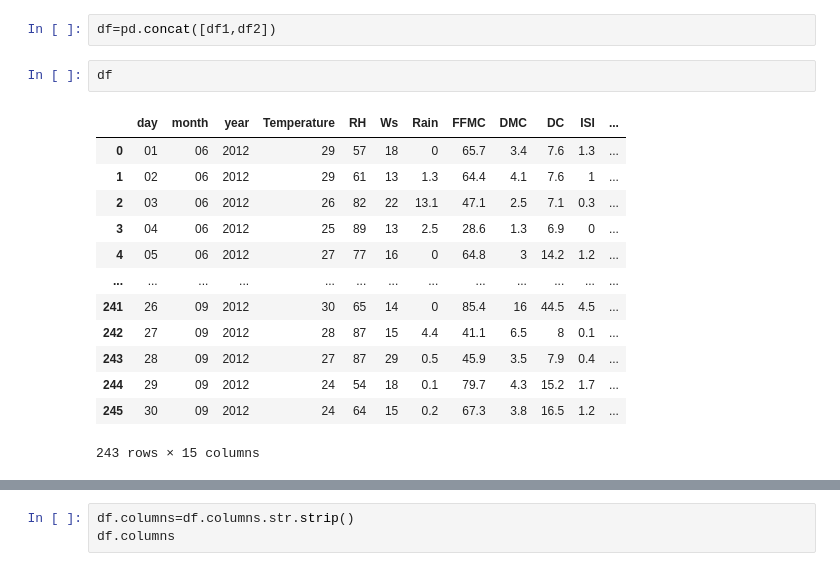
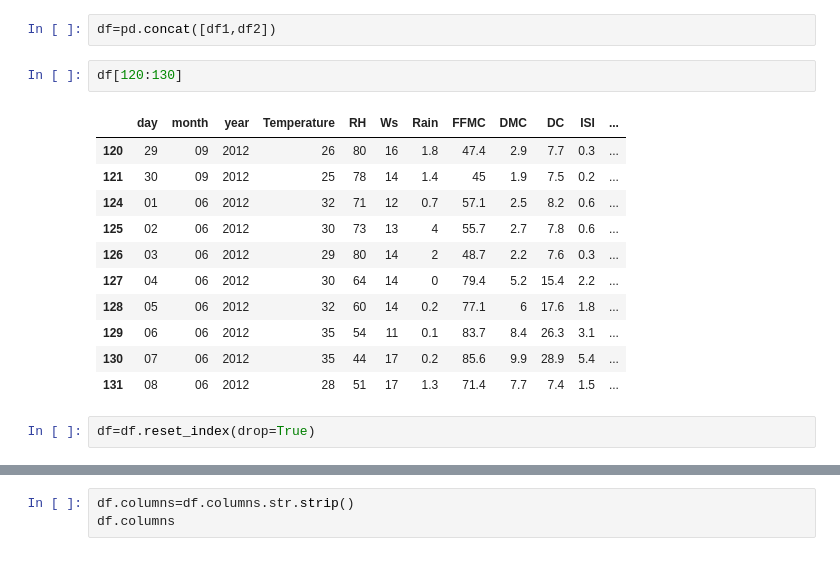
Before and after one commit to akashprap/ML-Practice, a Jupyter notebook: eda-algerian-forestfire.ipynb, the cells around one changed output, grey strips where cells are left out. Drawn from its saved outputs; the diff is of its cells as text.

```diff
--- a/eda-algerian-forestfire.ipynb
+++ b/eda-algerian-forestfire.ipynb
@@ -209,18 +211,18 @@ df2
 # %%
 df=pd.concat([df1,df2])
 # %%
-df
+df[120:130]
 # %% [output]
 |  | day | month | year | Temperature | RH | Ws | Rain | FFMC | DMC | DC | ISI | ... |
-| 0 | 01 | 06 | 2012 | 29 | 57 | 18 | 0 | 65.7 | 3.4 | 7.6 | 1.3 | ... |
-| 1 | 02 | 06 | 2012 | 29 | 61 | 13 | 1.3 | 64.4 | 4.1 | 7.6 | 1 | ... |
-| 2 | 03 | 06 | 2012 | 26 | 82 | 22 | 13.1 | 47.1 | 2.5 | 7.1 | 0.3 | ... |
-| 3 | 04 | 06 | 2012 | 25 | 89 | 13 | 2.5 | 28.6 | 1.3 | 6.9 | 0 | ... |
-| 4 | 05 | 06 | 2012 | 27 | 77 | 16 | 0 | 64.8 | 3 | 14.2 | 1.2 | ... |
-| ... | ... | ... | ... | ... | ... | ... | ... | ... | ... | ... | ... | ... |
-| 241 | 26 | 09 | 2012 | 30 | 65 | 14 | 0 | 85.4 | 16 | 44.5 | 4.5 | ... |
-| 242 | 27 | 09 | 2012 | 28 | 87 | 15 | 4.4 | 41.1 | 6.5 | 8 | 0.1 | ... |
-| 243 | 28 | 09 | 2012 | 27 | 87 | 29 | 0.5 | 45.9 | 3.5 | 7.9 | 0.4 | ... |
-| 244 | 29 | 09 | 2012 | 24 | 54 | 18 | 0.1 | 79.7 | 4.3 | 15.2 | 1.7 | ... |
-| 245 | 30 | 09 | 2012 | 24 | 64 | 15 | 0.2 | 67.3 | 3.8 | 16.5 | 1.2 | ... |
+| 120 | 29 | 09 | 2012 | 26 | 80 | 16 | 1.8 | 47.4 | 2.9 | 7.7 | 0.3 | ... |
+| 121 | 30 | 09 | 2012 | 25 | 78 | 14 | 1.4 | 45 | 1.9 | 7.5 | 0.2 | ... |
+| 124 | 01 | 06 | 2012 | 32 | 71 | 12 | 0.7 | 57.1 | 2.5 | 8.2 | 0.6 | ... |
+| 125 | 02 | 06 | 2012 | 30 | 73 | 13 | 4 | 55.7 | 2.7 | 7.8 | 0.6 | ... |
+| 126 | 03 | 06 | 2012 | 29 | 80 | 14 | 2 | 48.7 | 2.2 | 7.6 | 0.3 | ... |
+| 127 | 04 | 06 | 2012 | 30 | 64 | 14 | 0 | 79.4 | 5.2 | 15.4 | 2.2 | ... |
+| 128 | 05 | 06 | 2012 | 32 | 60 | 14 | 0.2 | 77.1 | 6 | 17.6 | 1.8 | ... |
+| 129 | 06 | 06 | 2012 | 35 | 54 | 11 | 0.1 | 83.7 | 8.4 | 26.3 | 3.1 | ... |
+| 130 | 07 | 06 | 2012 | 35 | 44 | 17 | 0.2 | 85.6 | 9.9 | 28.9 | 5.4 | ... |
+| 131 | 08 | 06 | 2012 | 28 | 51 | 17 | 1.3 | 71.4 | 7.7 | 7.4 | 1.5 | ... |
-243 rows × 15 columns
+# %%
+df=df.reset_index(drop=True)
```
Also changed, not shown: parts of 13 cells of this notebook, 1 other file.
